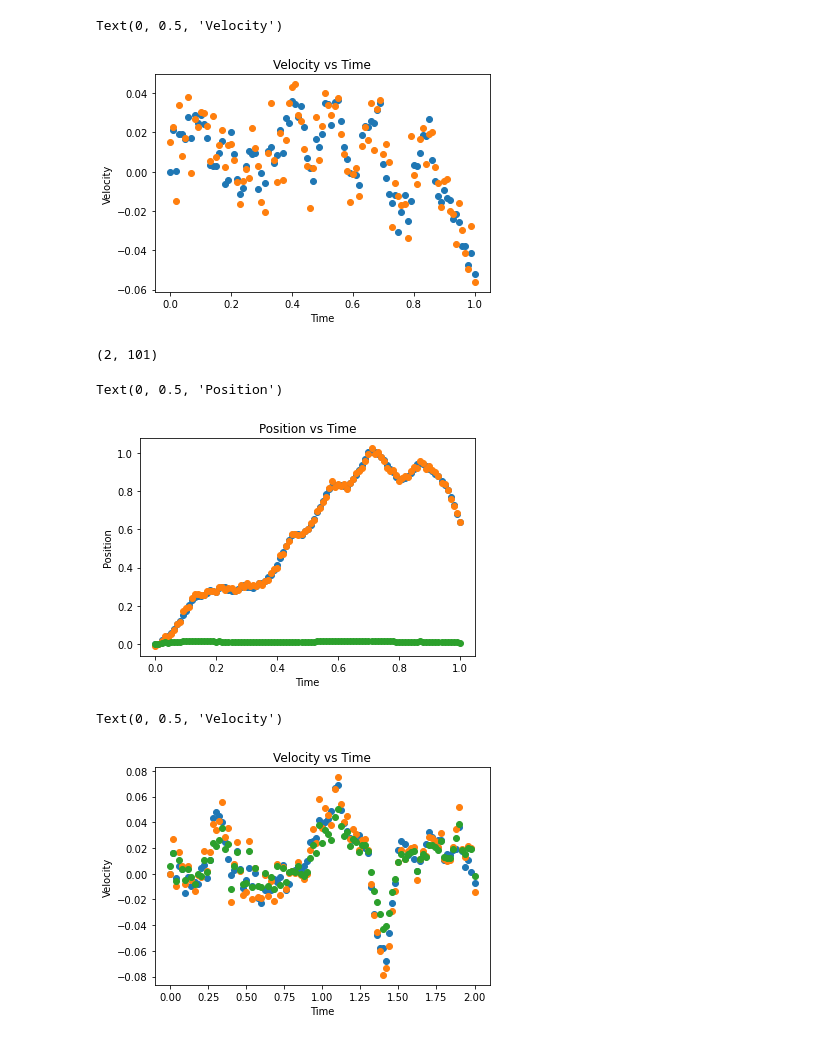
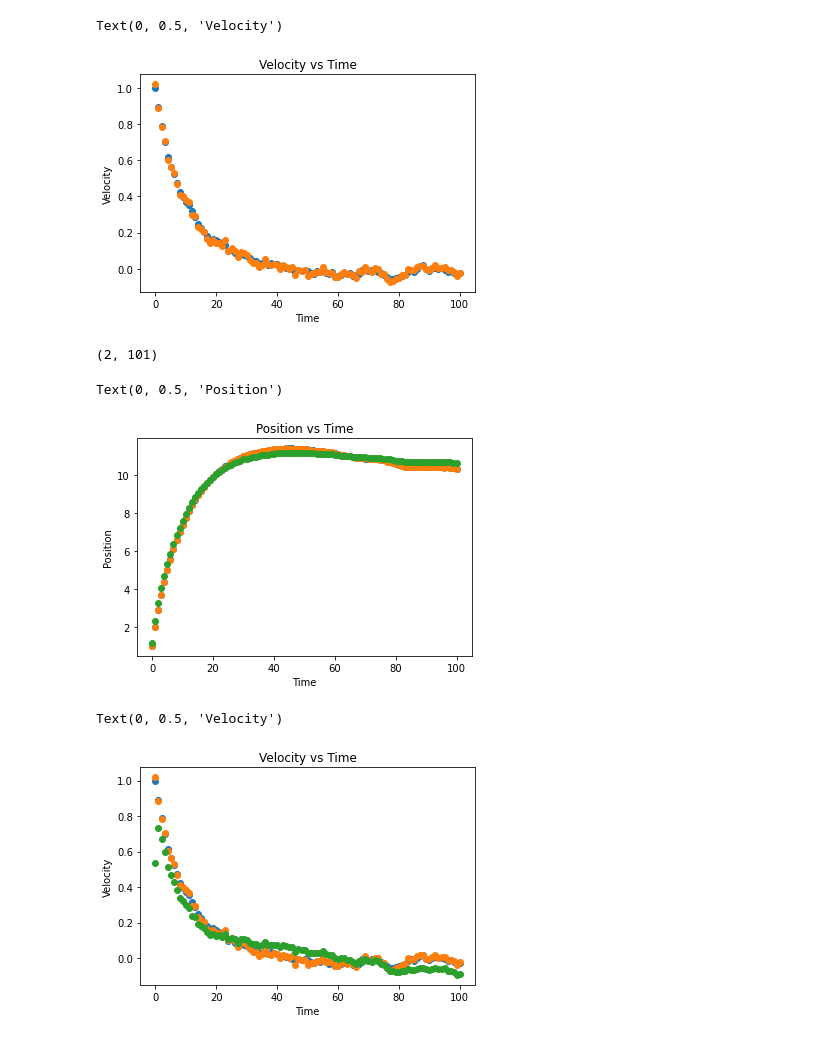
Before and after one commit to nidhipai/rips-2021-aerospace, a Jupyter notebook: Testing.ipynb, the cells around one changed output. Saved outputs shown, nothing was run; the diff lists cells and outputs as text; code cells hidden in the pictures.

Commit message:
fixed bugs, kalman filter works now

```diff
--- a/Testing.ipynb
+++ b/Testing.ipynb
@@ -5,13 +5,13 @@ from kalmanfilter import KalmanFilter
 # %%
 #Set up the data generation
 t = 100
-dt = 0.02
+dt = 1
 k = 0.1
 ep = 0.01
 nu = 0.01
 
 gen = DumbTruck()
-initial = np.array([[0],[0]])
+initial = np.array([[1],[1]])
 process = gen.process(initial, t=t, dt=dt, k=k, ep=ep)
 measure = gen.measure(process, nu=nu)
 # %%
@@ -67,5 +57,0 @@ plt.scatter(process[0], measure[0])
-# %%
-#Trying more measurement noise this time
-process = gen.process(initial, t=t, dt=dt, k=k, ep=ep)
-measure = gen.measure(process, nu=nu)
-plt.scatter(process[0], measure[0])
@@ -89,10 +72,10 @@ plt.xlabel("Time")
 plt.ylabel("Velocity")
 # %% [output]
 Text(0, 0.5, 'Velocity')
-[figure, old version]
+[figure, new version]
 # %%
 output = np.array([[], []])
-filter = KalmanFilter(dt, k, ep, nu, nu)
+filter = KalmanFilter(initial, dt, k, ep, nu, nu)
 for i in range(t+1):
     measure_t = measure[:,i]
     measure_t.shape = (2,1)
@@ -112,17 +95,17 @@ plt.xlabel("Time")
 plt.ylabel("Position")
 # %% [output]
 Text(0, 0.5, 'Position')
-[figure, old version]
+[figure, new version]
 # %%
-plt.scatter(np.arange(0, (t + 1) * dt, 0.02), process[1])
-plt.scatter(np.arange(0, (t + 1) * dt, 0.02), measure[1])
-plt.scatter(np.arange(0, (t + 1) * dt, 0.02), output[1])
+plt.scatter(np.arange(0, (t + 1) * dt, dt), process[1])
+plt.scatter(np.arange(0, (t + 1) * dt, dt), measure[1])
+plt.scatter(np.arange(0, (t + 1) * dt, dt), output[1])
 plt.title("Velocity vs Time")
 plt.xlabel("Time")
 plt.ylabel("Velocity")
 # %% [output]
 Text(0, 0.5, 'Velocity')
-[figure, old version]
+[figure, new version]
 # %%
 output
 # %% [output]
```
Also changed, not shown: parts of 6 cells of this notebook, 2 other files.
